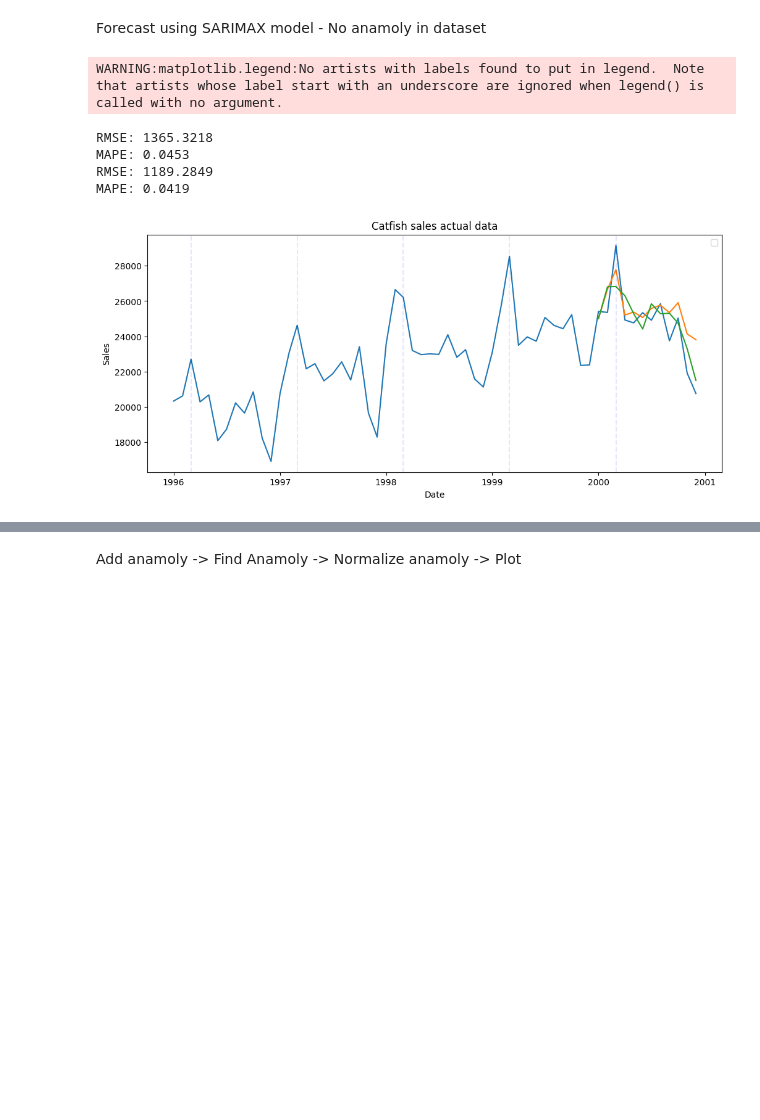
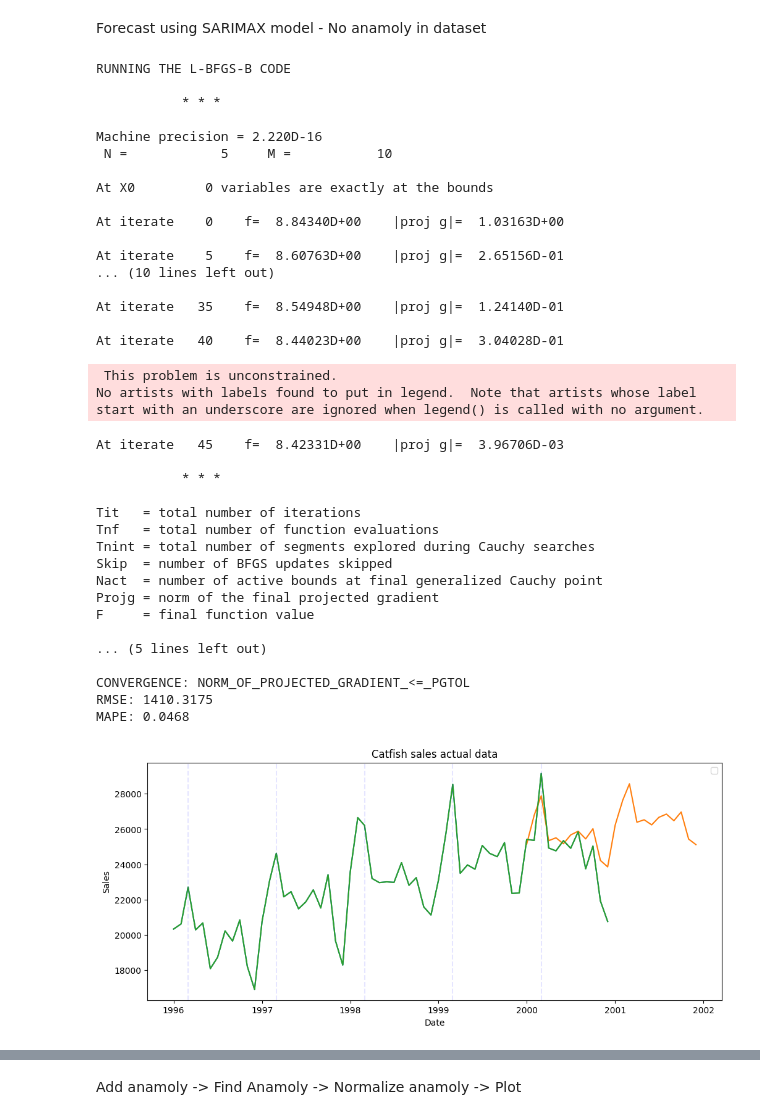
Before and after one commit to santhoshmohan8/Timeseries-Forecast, a Jupyter notebook: SARIMAX_Forecast_and_Anamoly_Detection.ipynb, the cells around one changed output, grey strips where cells are left out. Cells and saved outputs as stored; diff of their text form; code cells hidden in the pictures; blank space fills up the shorter version.

```diff
--- a/SARIMAX_Forecast_and_Anamoly_Detection.ipynb
+++ b/SARIMAX_Forecast_and_Anamoly_Detection.ipynb
@@ -71,39 +71,71 @@ from statsmodels.tsa.statespace.sarimax import SARIMAX
 
 # forecast mmodel 1 - static predictions
 def SARIMAX_1(train,test):
   model = SARIMAX(train, order = (1,1,1), seasonal_order=(1,0,1,12)).fit()
   pred_test = model.get_forecast(steps=12).predicted_mean
   return pred_test
 
 # forecast mmodel 2 - rolling predictions
 def SARIMAX_2(train,test):
   rolling_prediction=pd.Series()
   for n in range(test.shape[0]):
     train_new = pd.concat([train,test[:n]],axis=0)
     model=SARIMAX(train_new, order = (1,1,1), seasonal_order=(1,0,1,12)).fit()
     rolling_prediction = rolling_prediction.append(model.forecast())
   return rolling_prediction
 
 # model results - RMSE & MAPE
 def model_results(y,y_pred):
   print("RMSE:",round(np.sqrt(np.mean((y - y_pred)**2)),4))
   print("MAPE:",round(np.mean(abs(y - y_pred)/y),4))
 
 # train test split
 train_enddate = datetime(1999,12,1)
 train = catfish[:train_enddate]
 test = catfish[train_enddate + timedelta(days=1):]
 
 pred_data = SARIMAX_1(train,test)
-pred_roll = SARIMAX_2(train,test)
+# pred_roll = SARIMAX_2(train,test)
 model_results(test,pred_data)
-model_results(test,pred_roll)
+# model_results(test,pred_roll)
 
-plot_timeseries(catfish,pred_data,pred_roll)
+# plot_timeseries(catfish,pred_data,pred_roll)
+plot_timeseries(catfish,pred_data)
 # %% [output]
-WARNING:matplotlib.legend:No artists with labels found to put in legend.  Note that artists whose label start with an underscore are ignored when legend() is called with no argument.
+RUNNING THE L-BFGS-B CODE
+
+           * * *
+
+Machine precision = 2.220D-16
+ N =            5     M =           10
+
+At X0         0 variables are exactly at the bounds
+
+At iterate    0    f=  8.84340D+00    |proj g|=  1.03163D+00
+
+At iterate    5    f=  8.60763D+00    |proj g|=  2.65156D-01
+... (10 lines left out)
+
+At iterate   35    f=  8.54948D+00    |proj g|=  1.24140D-01
+
+At iterate   40    f=  8.44023D+00    |proj g|=  3.04028D-01
-RMSE: 1365.3218
-MAPE: 0.0453
-RMSE: 1189.2849
-MAPE: 0.0419
+ This problem is unconstrained.
+No artists with labels found to put in legend.  Note that artists whose label start with an underscore are ignored when legend() is called with no argument.
+At iterate   45    f=  8.42331D+00    |proj g|=  3.96706D-03
+
+           * * *
+
+Tit   = total number of iterations
+Tnf   = total number of function evaluations
+Tnint = total number of segments explored during Cauchy searches
+Skip  = number of BFGS updates skipped
+Nact  = number of active bounds at final generalized Cauchy point
+Projg = norm of the final projected gradient
+F     = final function value
+
+... (5 lines left out)
+
+CONVERGENCE: NORM_OF_PROJECTED_GRADIENT_<=_PGTOL
+RMSE: 1410.3175
+MAPE: 0.0468
-[figure, old version]
+[figure, new version]
```
Also changed, not shown: parts of 4 cells of this notebook, 3 other files.
